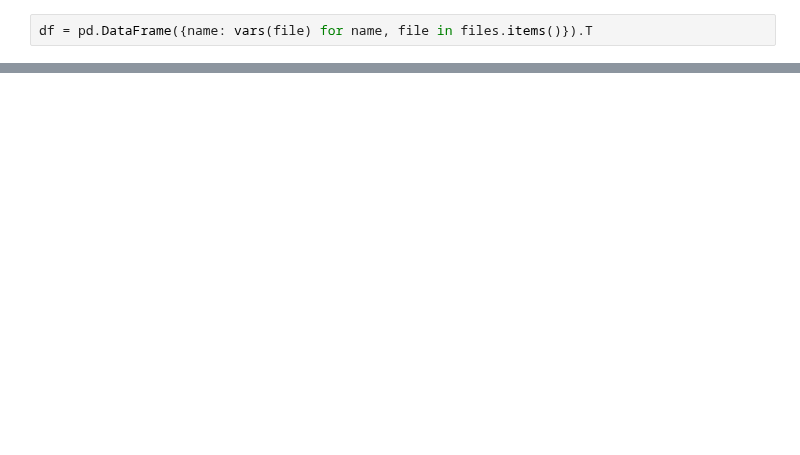
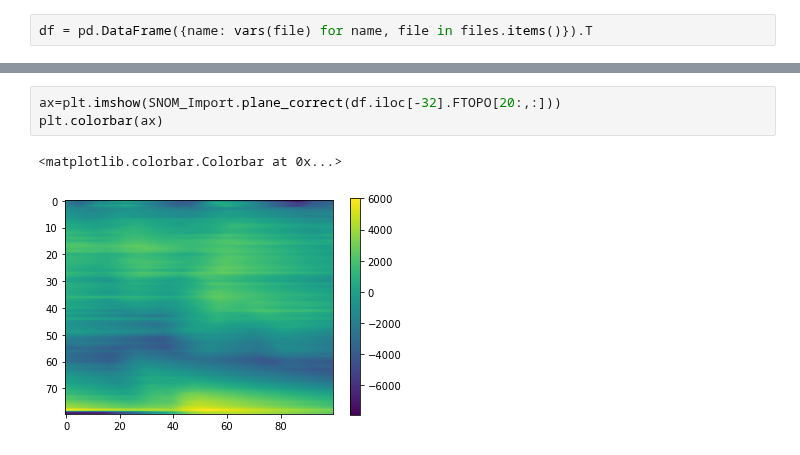
Before and after one commit to c-whitley/PHD, a Jupyter notebook: SNOM_Tilt_Correction.ipynb, the cells around one changed output, grey strips where cells are left out. Cells and saved outputs as stored; diff of their text form; blank space fills up the shorter version.

```diff
--- a/SNOM_Tilt_Correction.ipynb
+++ b/SNOM_Tilt_Correction.ipynb
@@ -76,3 +43,9 @@ plt.colorbar(ax)
+# %%
+ax=plt.imshow(SNOM_Import.plane_correct(df.iloc[-32].FTOPO[20:,:]))
+plt.colorbar(ax)
+# %% [output]
+<matplotlib.colorbar.Colorbar at 0x...>
+[figure, added]
 # %%
 fig, ax1 = plt.subplots(ncols=1)
 
```
Also changed, not shown: parts of 28 cells of this notebook, 19 other files.
